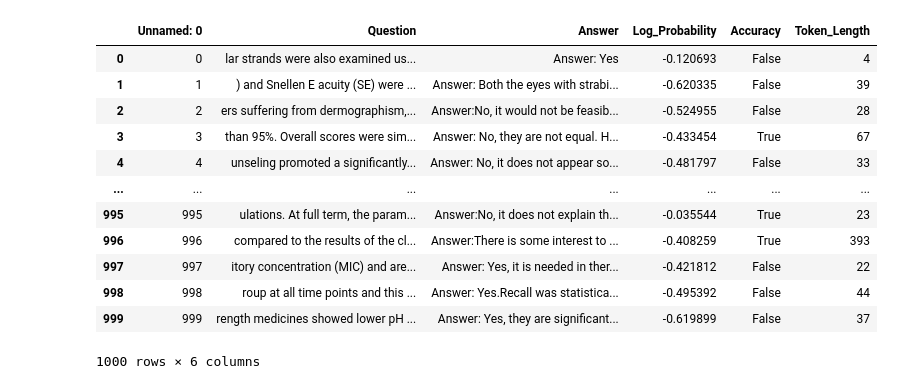
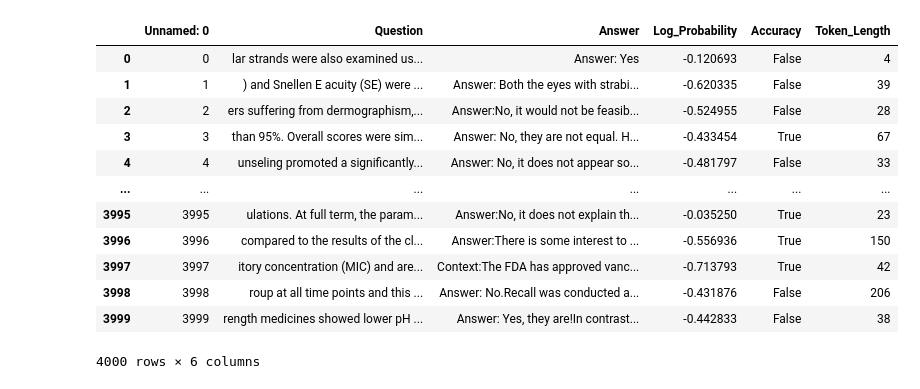
Before and after one commit to arjunneervannan/medical-llm-hallucination, a Jupyter notebook: inference/inference_results.ipynb, the cells around one changed output. Drawn from its saved outputs; the diff is of its cells as text; code cells hidden in the pictures.

```diff
--- a/inference/inference_results.ipynb
+++ b/inference/inference_results.ipynb
@@ -5,18 +5,24 @@ base = pd.read_csv('base.csv')
 detailed = pd.read_csv('detailed.csv')
 cot = pd.read_csv('cot.csv')
 few = pd.read_csv('few.csv')
-base
+df_list = [base, detailed, cot, few]
+few['Log_Probability'] = pd.to_numeric(few['Log_Probability'])
+cot['Log_Probability'] = pd.to_numeric(cot['Log_Probability'])
+detailed['Log_Probability'] = pd.to_numeric(detailed['Log_Probability'])
+base['Log_Probability'] = pd.to_numeric(base['Log_Probability'])
-# %% [output]
-|  | Unnamed: 0 | Question | Answer | Log_Probability | Accuracy | Token_Length |
-| 0 | 0 | lar strands were also examined us... | Answer: Yes | -0.120693 | False | 4 |
-| 1 | 1 | ) and Snellen E acuity (SE) were ... | Answer: Both the eyes with strabi... | -0.620335 | False | 39 |
-| 2 | 2 | ers suffering from dermographism,... | Answer:No, it would not be feasib... | -0.524955 | False | 28 |
-| 3 | 3 | than 95%. Overall scores were sim... | Answer: No, they are not equal. H... | -0.433454 | True | 67 |
-| 4 | 4 | unseling promoted a significantly... | Answer: No, it does not appear so... | -0.481797 | False | 33 |
-| ... | ... | ... | ... | ... | ... | ... |
-| 995 | 995 | ulations. At full term, the param... | Answer:No, it does not explain th... | -0.035544 | True | 23 |
-| 996 | 996 | compared to the results of the cl... | Answer:There is some interest to ... | -0.408259 | True | 393 |
-| 997 | 997 | itory concentration (MIC) and are... | Answer: Yes, it is needed in ther... | -0.421812 | False | 22 |
-| 998 | 998 | roup at all time points and this ... | Answer: Yes.Recall was statistica... | -0.495392 | False | 44 |
-| 999 | 999 | rength medicines showed lower pH ... | Answer: Yes, they are significant... | -0.619899 | False | 37 |
-1000 rows × 6 columns
+# %%
+few
+# %% [output]
+|  | Unnamed: 0 | Question | Answer | Log_Probability | Accuracy | Token_Length |
+| 0 | 0 | lar strands were also examined us... | Answer: Yes | -0.120693 | False | 4 |
+| 1 | 1 | ) and Snellen E acuity (SE) were ... | Answer: Both the eyes with strabi... | -0.620335 | False | 39 |
+| 2 | 2 | ers suffering from dermographism,... | Answer:No, it would not be feasib... | -0.524955 | False | 28 |
+| 3 | 3 | than 95%. Overall scores were sim... | Answer: No, they are not equal. H... | -0.433454 | True | 67 |
+| 4 | 4 | unseling promoted a significantly... | Answer: No, it does not appear so... | -0.481797 | False | 33 |
+| ... | ... | ... | ... | ... | ... | ... |
+| 3995 | 3995 | ulations. At full term, the param... | Answer:No, it does not explain th... | -0.035250 | True | 23 |
+| 3996 | 3996 | compared to the results of the cl... | Answer:There is some interest to ... | -0.556936 | True | 150 |
+| 3997 | 3997 | itory concentration (MIC) and are... | Context:The FDA has approved vanc... | -0.713793 | True | 42 |
+| 3998 | 3998 | roup at all time points and this ... | Answer: No.Recall was conducted a... | -0.431876 | False | 206 |
+| 3999 | 3999 | rength medicines showed lower pH ... | Answer: Yes, they are!In contrast... | -0.442833 | False | 38 |
+4000 rows × 6 columns
```
Also changed, not shown: parts of 10 cells of this notebook, 1 other file.
